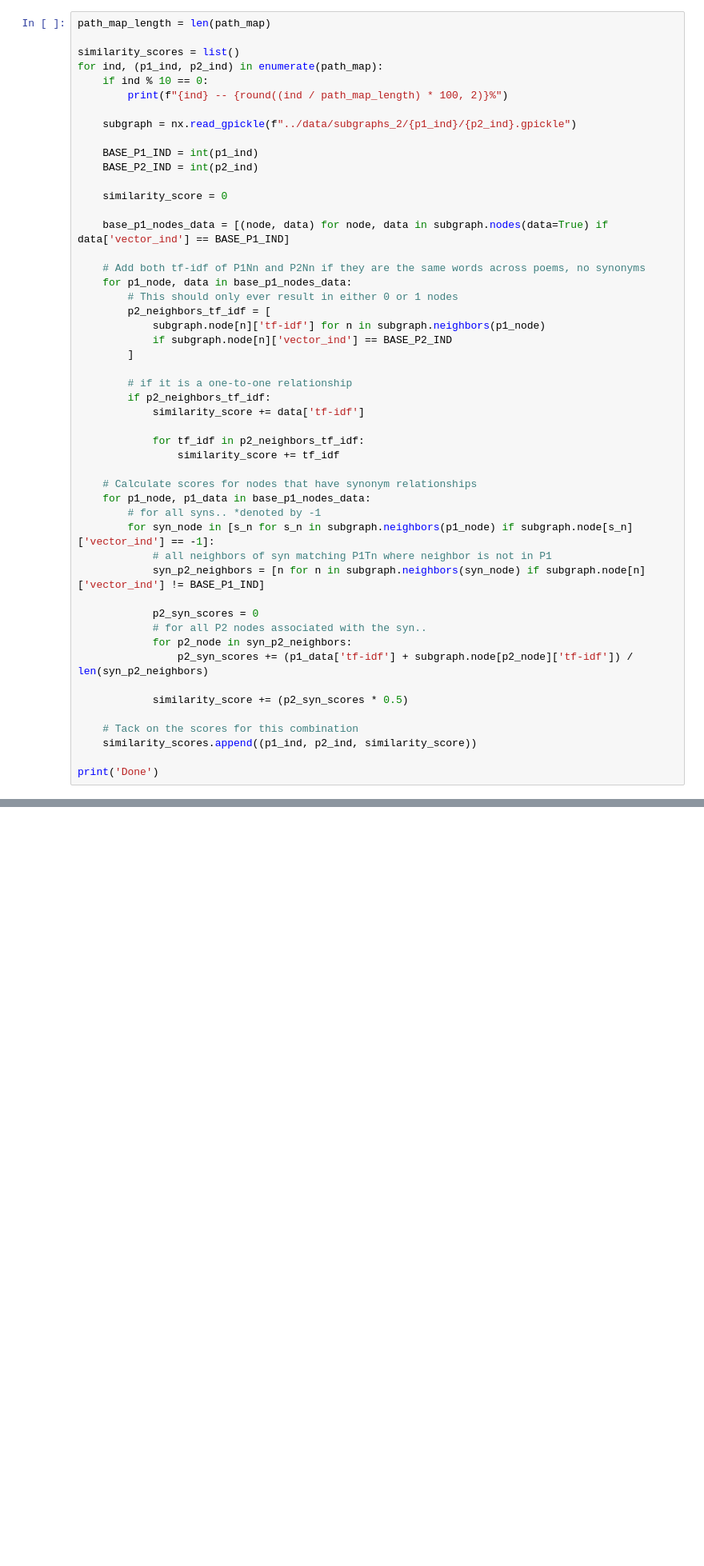
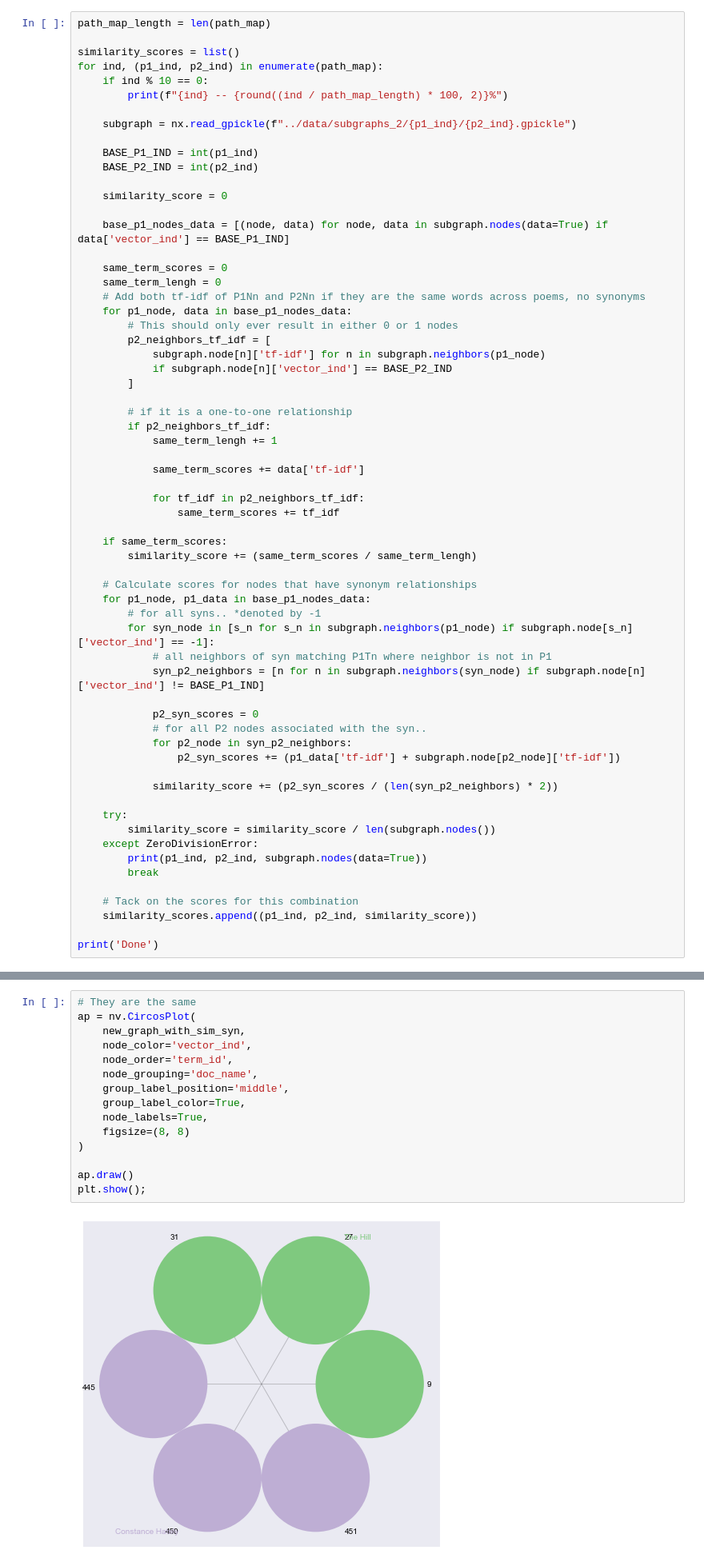
Before and after one commit to taylorperkins/Spoon-River-Anthology, a Jupyter notebook: notebooks/Create Similarity Matrix From Final Subgraphs .ipynb, the cells around one changed output, grey strips where cells are left out. Shown at 80% size. Cells and saved outputs as stored; diff of their text form; blank space fills up the shorter version.

```diff
--- a/notebooks/Create Similarity Matrix From Final Subgraphs .ipynb
+++ b/notebooks/Create Similarity Matrix From Final Subgraphs .ipynb
@@ -31,6 +38,8 @@ for ind, (p1_ind, p2_ind) in enumerate(path_map):
 
     base_p1_nodes_data = [(node, data) for node, data in subgraph.nodes(data=True) if data['vector_ind'] == BASE_P1_IND]
 
+    same_term_scores = 0
+    same_term_lengh = 0
     # Add both tf-idf of P1Nn and P2Nn if they are the same words across poems, no synonyms
     for p1_node, data in base_p1_nodes_data:
         # This should only ever result in either 0 or 1 nodes
@@ -41,10 +50,15 @@ for ind, (p1_ind, p2_ind) in enumerate(path_map):
 
         # if it is a one-to-one relationship
         if p2_neighbors_tf_idf:
-            similarity_score += data['tf-idf']
+            same_term_lengh += 1
+
+            same_term_scores += data['tf-idf']
 
             for tf_idf in p2_neighbors_tf_idf:
-                similarity_score += tf_idf
+                same_term_scores += tf_idf
+
+    if same_term_scores:
+        similarity_score += (same_term_scores / same_term_lengh)
 
     # Calculate scores for nodes that have synonym relationships
     for p1_node, p1_data in base_p1_nodes_data:
@@ -56,9 +70,15 @@ for ind, (p1_ind, p2_ind) in enumerate(path_map):
             p2_syn_scores = 0
             # for all P2 nodes associated with the syn..
             for p2_node in syn_p2_neighbors:
-                p2_syn_scores += (p1_data['tf-idf'] + subgraph.node[p2_node]['tf-idf']) / len(syn_p2_neighbors)
+                p2_syn_scores += (p1_data['tf-idf'] + subgraph.node[p2_node]['tf-idf'])
 
-            similarity_score += (p2_syn_scores * 0.5)
+            similarity_score += (p2_syn_scores / (len(syn_p2_neighbors) * 2))
+
+    try:
+        similarity_score = similarity_score / len(subgraph.nodes())
+    except ZeroDivisionError:
+        print(p1_ind, p2_ind, subgraph.nodes(data=True))
+        break
 
     # Tack on the scores for this combination
     similarity_scores.append((p1_ind, p2_ind, similarity_score))
@@ -104,0 +258,17 @@ similarity_scores
+# %%
+# They are the same
+ap = nv.CircosPlot(
+    new_graph_with_sim_syn,
+    node_color='vector_ind',
+    node_order='term_id',
+    node_grouping='doc_name',
+    group_label_position='middle',
+    group_label_color=True,
+    node_labels=True,
+    figsize=(8, 8)
+)
+
+ap.draw()
+plt.show();
+# %% [output]
+[figure, added]
```
Also changed, not shown: parts of 19 cells of this notebook, 4 other files.
